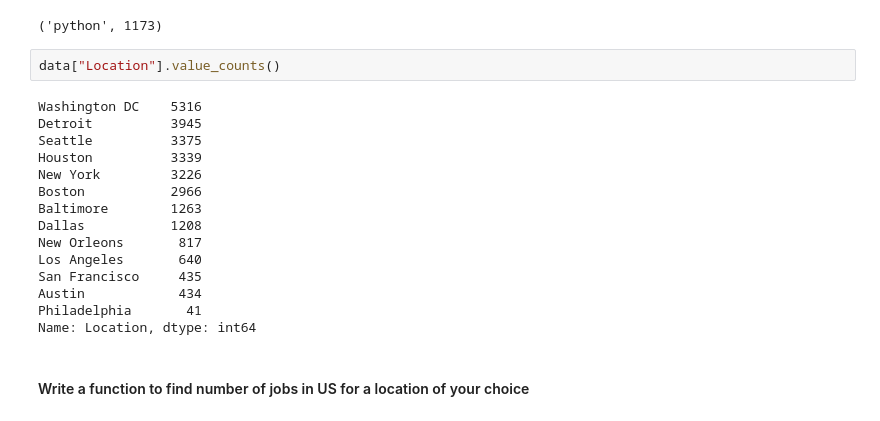
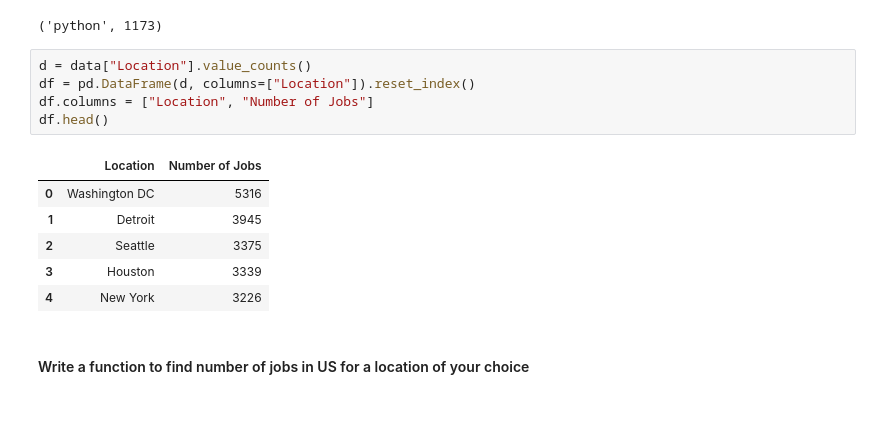
Before and after one commit to Hari31416/Placement, a Jupyter notebook: Other_Stuffs/IBM_Capstone/Collecting_Jobs_data_Using_API-Questions.ipynb, the cells around one changed output. Saved outputs shown, nothing was run; the diff lists cells and outputs as text.

```diff
--- a/Other_Stuffs/IBM_Capstone/Collecting_Jobs_data_Using_API-Questions.ipynb
+++ b/Other_Stuffs/IBM_Capstone/Collecting_Jobs_data_Using_API-Questions.ipynb
@@ -161,23 +161,18 @@ Calling the function for Python and checking if it works.
 get_number_of_jobs_T("python")
 # %% [output]
 ('python', 1173)
-# %%
-data["Location"].value_counts()
-# %% [output]
-Washington DC    5316
-Detroit          3945
-Seattle          3375
-Houston          3339
-New York         3226
-Boston           2966
-Baltimore        1263
-Dallas           1208
-New Orleons       817
-Los Angeles       640
-San Francisco     435
-Austin            434
-Philadelphia       41
-Name: Location, dtype: int64
+# %%
+d = data["Location"].value_counts()
+df = pd.DataFrame(d, columns=["Location"]).reset_index()
+df.columns = ["Location", "Number of Jobs"]
+df.head()
+# %% [output]
+|  | Location | Number of Jobs |
+| 0 | Washington DC | 5316 |
+| 1 | Detroit | 3945 |
+| 2 | Seattle | 3375 |
+| 3 | Houston | 3339 |
+| 4 | New York | 3226 |
 # %% [markdown]
 #### Write a function to find number of jobs in US for a location of your choice
 # %%
```
Also changed, not shown: parts of 4 cells of this notebook, 10 other files.
